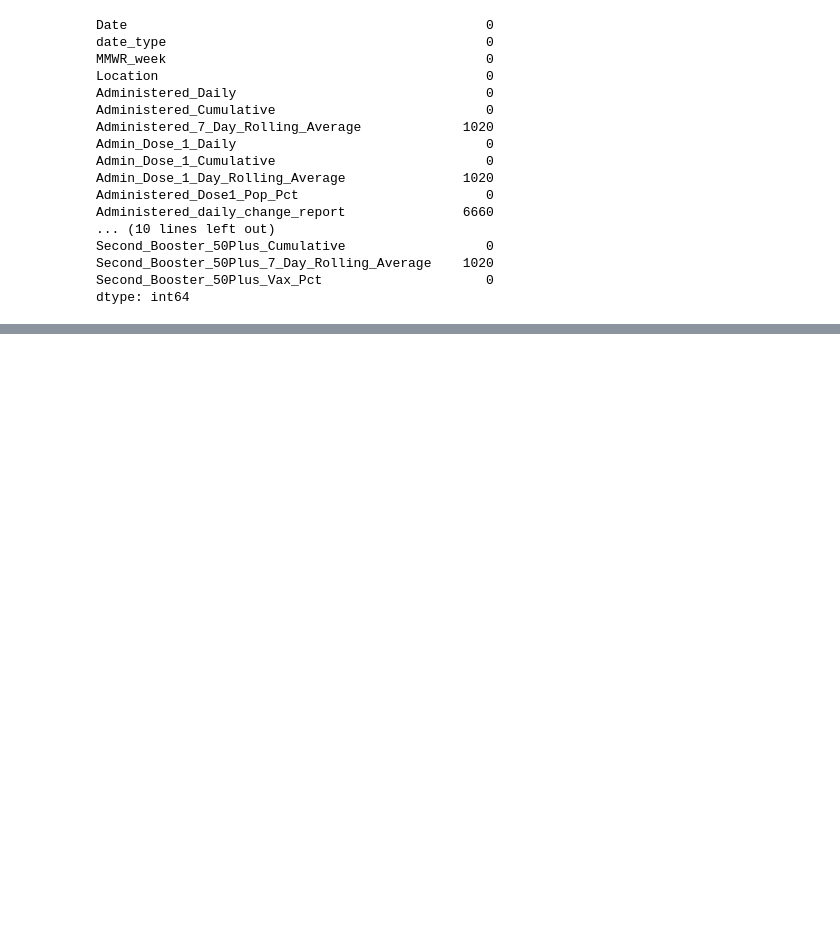
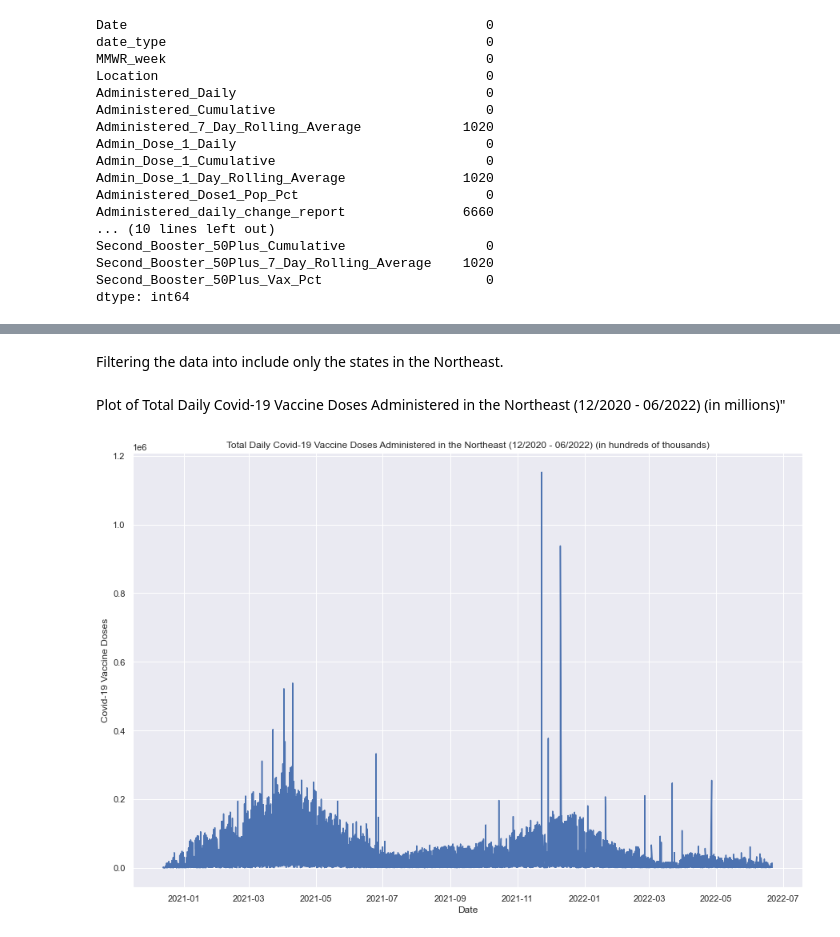
Before and after one commit to DeeVerma1/Project-4, a Jupyter notebook: code/02.2 - EDA-Vaccination.ipynb, the cells around one changed output, grey strips where cells are left out. Saved outputs shown, nothing was run; the diff lists cells and outputs as text; code cells hidden in the pictures; blank space fills up the shorter version.

```diff
--- a/code/02.2 - EDA-Vaccination.ipynb
+++ b/code/02.2 - EDA-Vaccination.ipynb
@@ -764,0 +815,19 @@ df_vacc.describe()
+# %% [markdown]
+Filtering the data into include only the states in the Northeast.
+# %%
+# I used the following stackoverflow post to filter by multiple states:
+# https://stackoverflow.com/questions/35164019/filter-multiple-values-using-pandas
+
+ne_states = ["CT", "RI", "MA", "VT", "NH", "ME", "NY", "PA", "NJ"]
+
+df_vacc_ne = df_vacc_states[df_vacc_states["Location"].isin(ne_states)]
+# %% [markdown]
+Plot of Total Daily Covid-19 Vaccine Doses Administered in the Northeast (12/2020 - 06/2022) (in millions)"
+# %%
+plt.figure(figsize = (15,10))
+plt.plot(df_vacc_ne.index, df_vacc_ne["Administered_Daily"])
+plt.xlabel("Date")
+plt.ylabel("Covid-19 Vaccine Doses")
+plt.title("Total Daily Covid-19 Vaccine Doses Administered in the Northeast (12/2020 - 06/2022) (in hundreds of thousands)");
+# %% [output]
+[figure, added]
```
Also changed, not shown: parts of 45 cells of this notebook, 1 other file.
